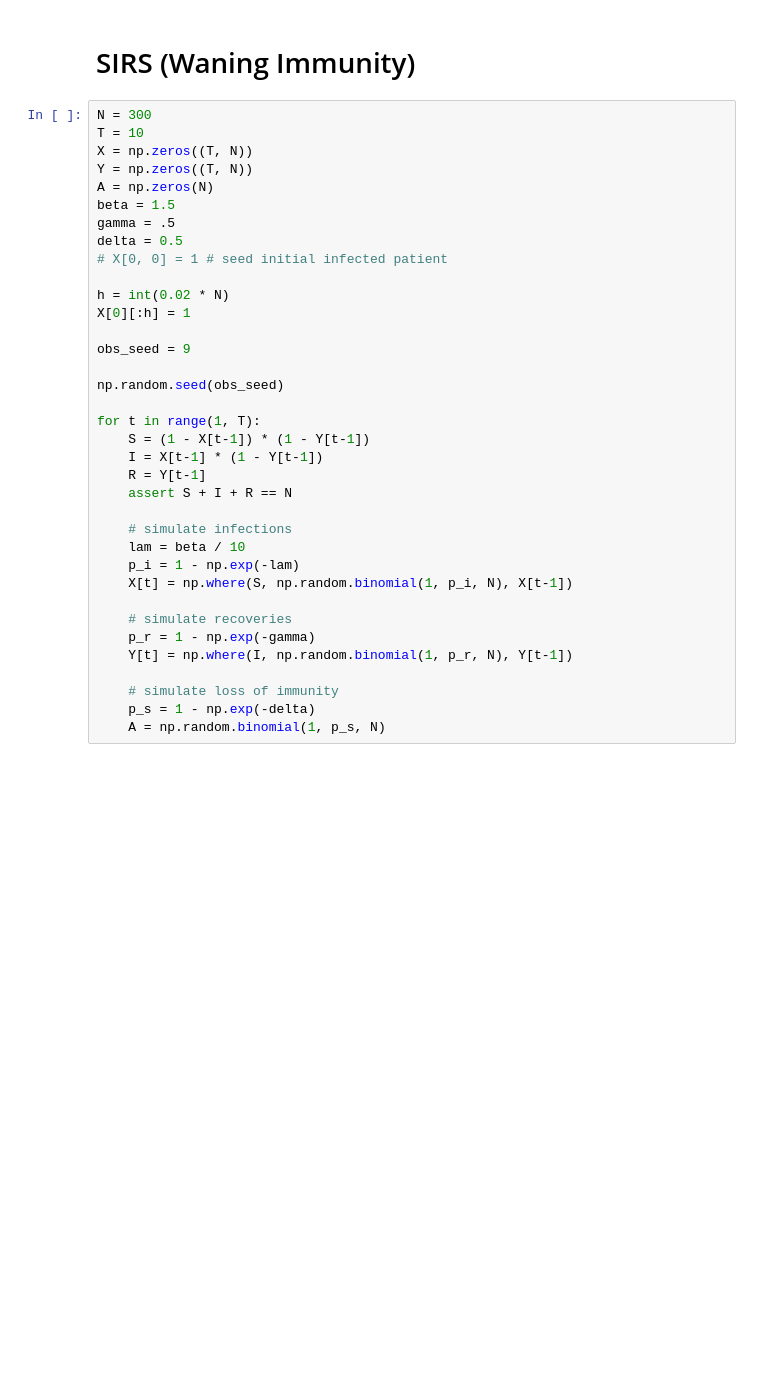
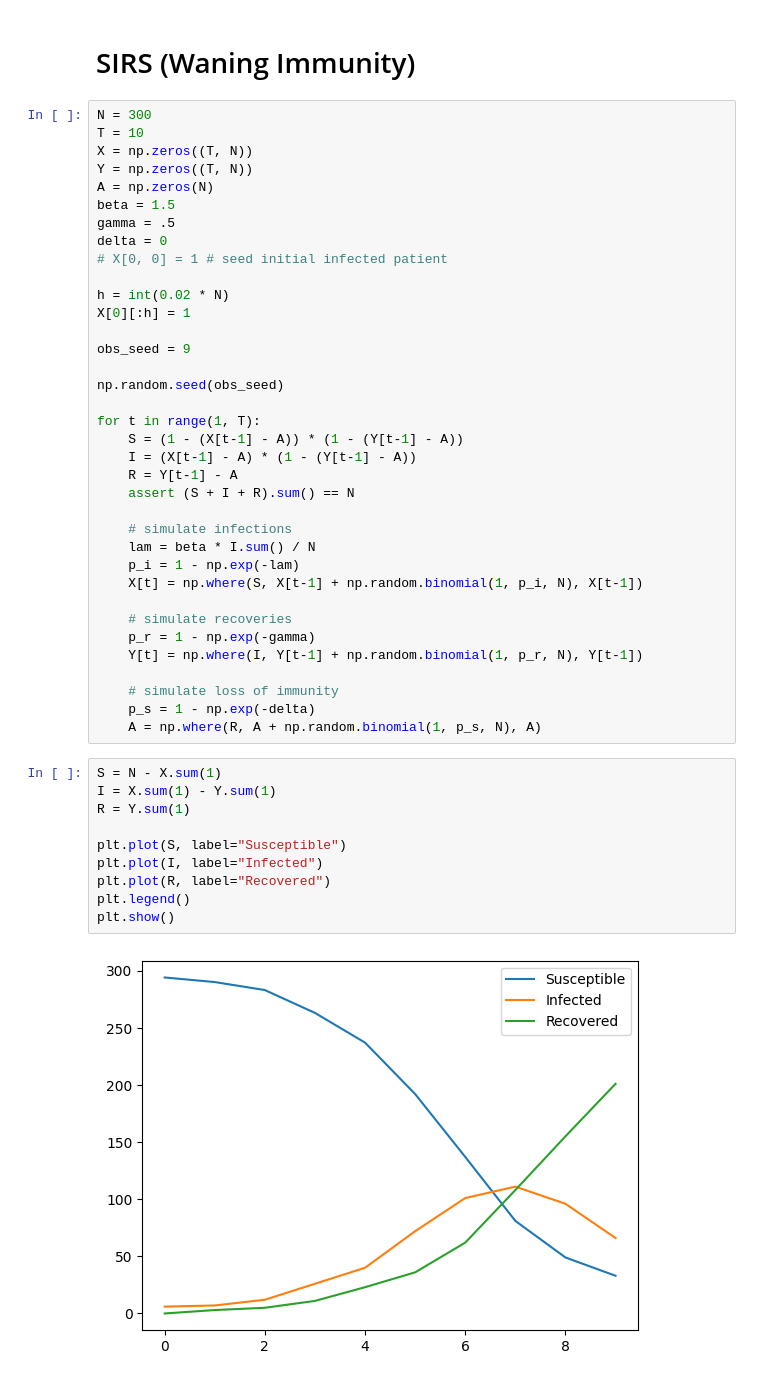
Before and after one commit to chathasphere/sim-select, a Jupyter notebook: notebooks/01_SIR_model.ipynb, the cells around one changed output. Cells and saved outputs as stored; diff of their text form; blank space fills up the shorter version.

```diff
--- a/notebooks/01_SIR_model.ipynb
+++ b/notebooks/01_SIR_model.ipynb
@@ -217,7 +212,7 @@ Y = np.zeros((T, N))
 A = np.zeros(N)
 beta = 1.5
 gamma = .5
-delta = 0.5
+delta = 0
 # X[0, 0] = 1 # seed initial infected patient
 
 h = int(0.02 * N)
@@ -228,20 +223,32 @@ obs_seed = 9
 np.random.seed(obs_seed)
 
 for t in range(1, T):
-    S = (1 - X[t-1]) * (1 - Y[t-1])
-    I = X[t-1] * (1 - Y[t-1])
-    R = Y[t-1]
-    assert S + I + R == N
+    S = (1 - (X[t-1] - A)) * (1 - (Y[t-1] - A))
+    I = (X[t-1] - A) * (1 - (Y[t-1] - A))
+    R = Y[t-1] - A
+    assert (S + I + R).sum() == N
 
     # simulate infections
-    lam = beta / 10
+    lam = beta * I.sum() / N
     p_i = 1 - np.exp(-lam)
-    X[t] = np.where(S, np.random.binomial(1, p_i, N), X[t-1])
+    X[t] = np.where(S, X[t-1] + np.random.binomial(1, p_i, N), X[t-1])
 
     # simulate recoveries
     p_r = 1 - np.exp(-gamma)
-    Y[t] = np.where(I, np.random.binomial(1, p_r, N), Y[t-1])
+    Y[t] = np.where(I, Y[t-1] + np.random.binomial(1, p_r, N), Y[t-1])
 
     # simulate loss of immunity
     p_s = 1 - np.exp(-delta)
-    A = np.random.binomial(1, p_s, N)
+    A = np.where(R, A + np.random.binomial(1, p_s, N), A)
+# %%
+S = N - X.sum(1)
+I = X.sum(1) - Y.sum(1)
+R = Y.sum(1)
+
+plt.plot(S, label="Susceptible")
+plt.plot(I, label="Infected")
+plt.plot(R, label="Recovered")
+plt.legend()
+plt.show()
+# %% [output]
+[figure, added]
```
Also changed, not shown: parts of 8 cells of this notebook, 15 other files.
